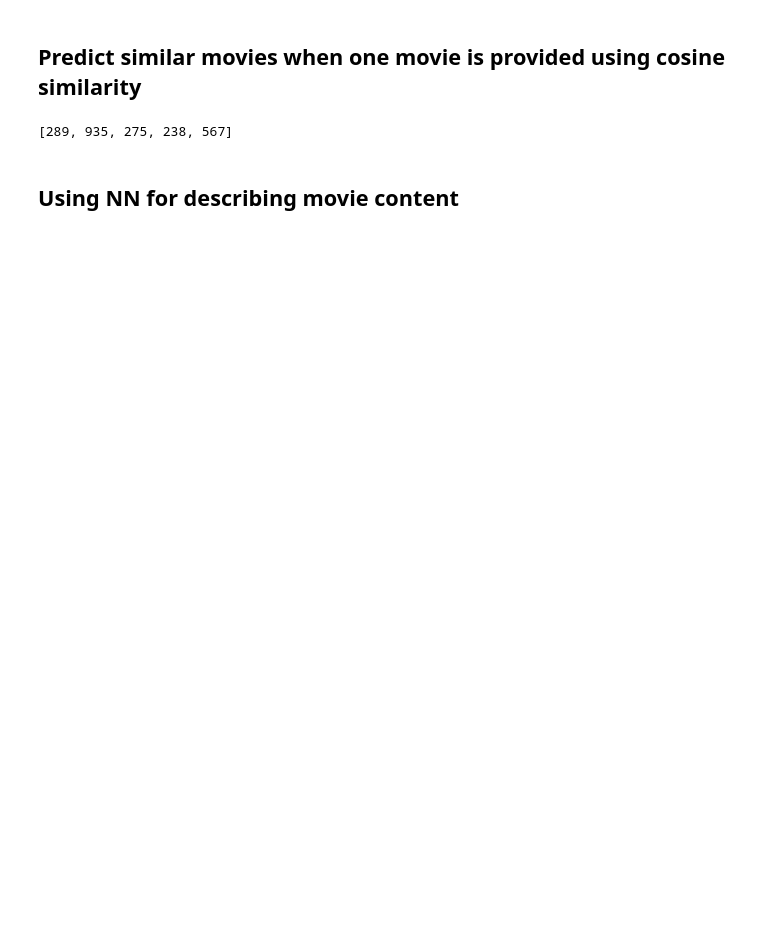
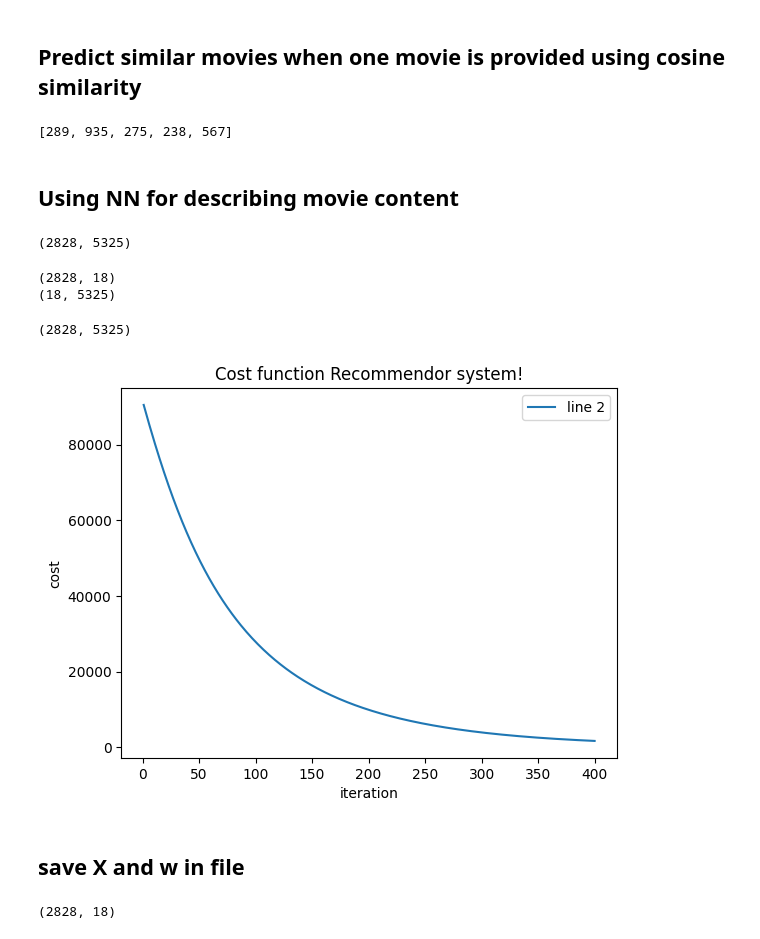
Before and after one commit to abhirockraj/MovieRecommender, a Jupyter notebook: MovieRecomenderCollabortingFilter.ipynb, the cells around one changed output. Saved outputs shown, nothing was run; the diff lists cells and outputs as text; code cells hidden in the pictures; blank space fills up the shorter version.

```diff
--- a/MovieRecomenderCollabortingFilter.ipynb
+++ b/MovieRecomenderCollabortingFilter.ipynb
@@ -134,0 +157,3 @@ ppDf2.shape
+# %%
+nppDf2=nppDf2.astype({"tmdbId": int})
+nppDf2.head()
@@ -238,3 +270,57 @@ with open('img.jpg', 'wb') as out_file:
     shutil.copyfileobj(ir.raw, out_file)
 # %% [markdown]
 ## Using NN for describing movie content
+# %%
+df.shape
+# %% [output]
+(2828, 5325)
+# %%
+x = tf.Variable(tf.random.uniform(shape=[df.shape[0],total_genres-1],minval=0, maxval=10, dtype=tf.float32, seed=12345))
+x = tf.Variable(tf.concat([x, tf.ones([df.shape[0], 1], tf.float32)], 1))
+print(x.shape)
+w = tf.Variable(tf.random.uniform(shape=[total_genres,df.shape[1]], maxval=5, dtype=tf.float32, seed=54321))
+print(w.shape)
+# %% [output]
+(2828, 18)
+(18, 5325)
+# %%
+y = tf.constant(df,dtype=tf.float32)
+print(y.shape)
+# %% [output]
+(2828, 5325)
+# %%
+alpha =0.01
+opti= Adam(learning_rate=alpha)
+iter =400
+c=[]
+for i in range(iter):
+    with tf.GradientTape() as tape:
+        #mean normalised yhat
+        f = tf.matmul(x, w)
+
+        cost = tf.math.pow((f-y),2)/y.shape[0]
+
+    c.append(tf.reduce_sum(cost)/y.shape[0])
+    grad = tape.gradient(cost,[x,w])
+    # print(grad[0])
+    opti.apply_gradients(zip(grad,[x,w])) # adma optimizer
+# %%
+l=np.arange(1,len(c)+1)
+plt.plot(l, c, label = "line 2")
+
+# naming the x axis
+plt.xlabel('iteration')
+# naming the y axis
+plt.ylabel('cost')
+# giving a title to my graph
+plt.title('Cost function Recommendor system!')
+
+# show a legend on the plot
+plt.legend()
+
+# function to show the plot
+plt.show()
+# %% [output]
+[figure, added]
+# %% [markdown]
+## save X and w in file
@@ -240,0 +334,5 @@ with open('img.jpg', 'wb') as out_file:
+# %%
+xnew  =  pd.read_csv('X.csv', header=None)
+xnew.shape
+# %% [output]
+(2828, 18)
```
Also changed, not shown: parts of 23 cells of this notebook.
